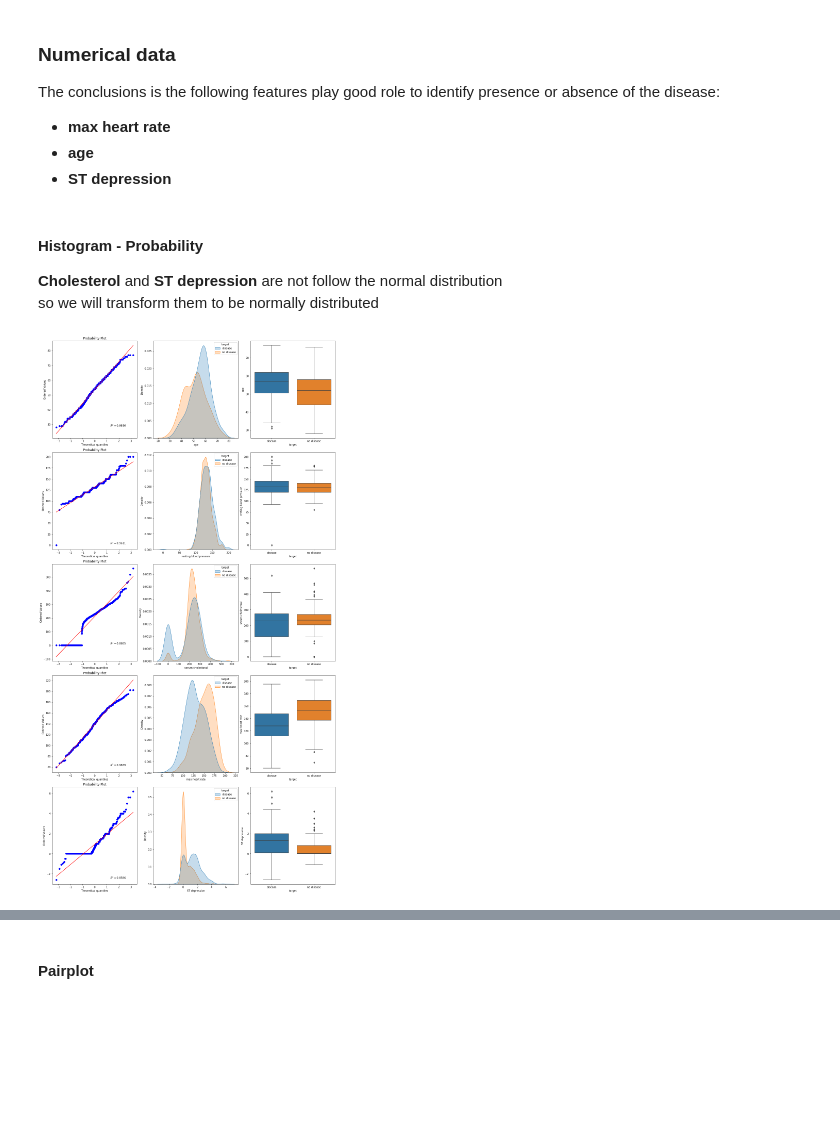
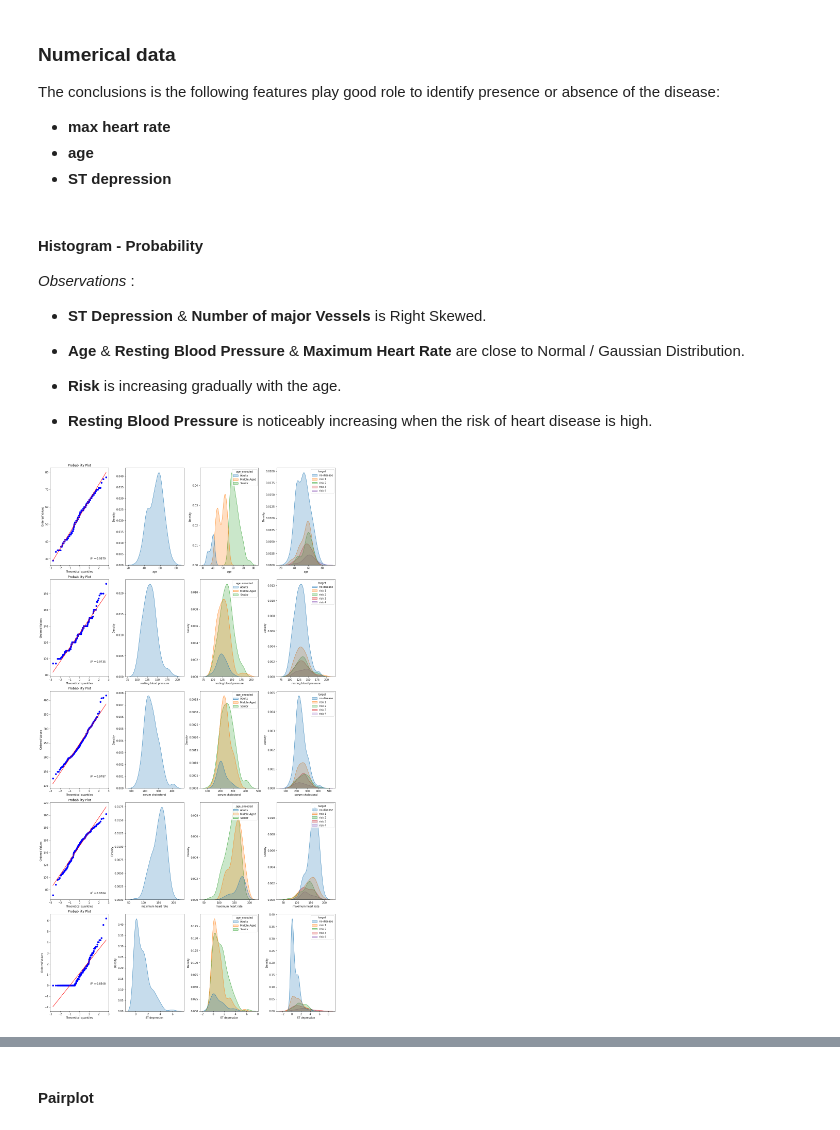
Before and after one commit to Nicola-Ibrahim/Heart-Diseases-Prediction, a Jupyter notebook: HeartDiseasePrediction-Multioutputs.ipynb, the cells around one changed output, grey strips where cells are left out. Cells and saved outputs as stored; diff of their text form; code cells hidden in the pictures; blank space fills up the shorter version.

```diff
--- a/HeartDiseasePrediction-Multioutputs.ipynb
+++ b/HeartDiseasePrediction-Multioutputs.ipynb
@@ -283,7 +280,7 @@ train_w_cat_data['resting electrocardiographic'] = train_w_cat_data['resting ele
 train_w_cat_data['exercise induced angina'] = train_w_cat_data['exercise induced angina'].map({
         0:'no', 1:'yes'})
 train_w_cat_data['slope peak exercise ST segment'] = train_w_cat_data['slope peak exercise ST segment'].map({
-        0:'upsloping', 1:'flat', 2:'downsloping', 3:'others'})
+        1:'upsloping', 2:'flat', 3:'downsloping'})
 
 train_w_cat_data['thallium stress result'] = train_w_cat_data['thallium stress result'].map({
         3:'normal', 6:'fixed defect', 7:'reversible defect'})
@@ -323,6 +320,9 @@ number of major vessels           float64
 thallium stress result             object
 target                             object
 dtype: object
+# %%
+# Change data type of 'number of major vessels' to categorical in training set
+train_w_cat_data['number of major vessels'] = train_w_cat_data['number of major vessels'].astype('object')
 # %% [markdown]
 ### Cat - Num features
 # %%
@@ -422,33 +398,36 @@ The conclusions is the following features play good role to identify presence or
 - **age**
 - **ST depression**
 # %%
-numeric_data = train_w_cat_data[num_cols+['target']]
-# num_disease = numeric_data[numeric_data['target'] == 'disease']
-# num_no_disease = numeric_data[numeric_data['target'] == 'no disease']
+hue_order=['no disease', 'risk 1', 'risk 2', 'risk 3', 'risk 4']
 
-# num_desired_data = {
-#     0: {"title":"DISEASE, target = 1", "data":num_disease,"pal":"Reds"},
-#     1: {"title":"NO DISEASE, target = 0", "data":num_no_disease, "pal":"Blues"},
-#     2: {"title":"Overall - {}", "data":numeric_data, "pal":"Set1"},
-# }
+min_val = train_w_cat_data['age'].min()
+max_val = train_w_cat_data['age'].max()
+train_w_cat_data['age_encoded'] = pd.cut(train_w_cat_data['age'], bins=[min_val, 41, 55, max_val], labels=['Adults','Middle-Aged','Senior'])
+# sns.catplot(x='age_encoded', hue='target', hue_order=['no disease','risk 1','risk 2','risk 3','risk 4'], data=train_w_cat_data, kind='count', ci=None, palette='Reds')
 # %% [markdown]
 #### Histogram - Probability
-**Cholesterol** and **ST depression** are not follow the normal distribution<br>
-so we will transform them to be normally distributed
+*Observations* :
+- **ST Depression** & **Number of major Vessels** is Right Skewed.<br>
+- **Age** & **Resting Blood Pressure** & **Maximum Heart Rate** are close to Normal / Gaussian Distribution.
+
+- **Risk** is increasing gradually with the age.
+- **Resting Blood Pressure** is noticeably increasing when the risk of heart disease is high.
 # %%
-def plot_num_var(data):
-    sub_num_of_row = len(num_cols)
-    sub_num_of_col = 3     # three columns: overall, no disease, disease
+def plot_kde(data):
+    cols = list(filter(lambda x: x not in ['target','age_encoded'], data.columns.to_list()))
+    sub_num_of_row = len(cols)
+    sub_num_of_col = 4     # three columns: overall, no disease, disease
 
     _, axs = plt.subplots(nrows=sub_num_of_row, ncols=sub_num_of_col, figsize=(16, 30), constrained_layout = True)
 
 
     for i in range(sub_num_of_row):
-        stats.probplot(x= data[num_cols[i]], plot=axs[i][0], rvalue=True)
-        sns.kdeplot(data=data, x=num_cols[i], hue='target', fill=True, ax=axs[i][1])
-        sns.boxplot(data=data, y=num_cols[i], x='target', ax=axs[i][2])
+        stats.probplot(x= data[cols[i]], plot=axs[i][0], rvalue=True)
+        sns.kdeplot(data=data, x=cols[i], fill=True, ax=axs[i][1])
+        sns.kdeplot(data=data, x=cols[i], hue='age_encoded', fill=True, ax=axs[i][2])
+        sns.kdeplot(data=data, x=cols[i], hue='target', hue_order=hue_order , fill=True, ax=axs[i][3])
 
 #
-plot_num_var(numeric_data)
+plot_kde(train_w_cat_data[num_cols + ['target', 'age_encoded']])
 # %% [output]
-[figure, old version]
+[figure, new version]
```
Also changed, not shown: parts of 23 cells of this notebook.
